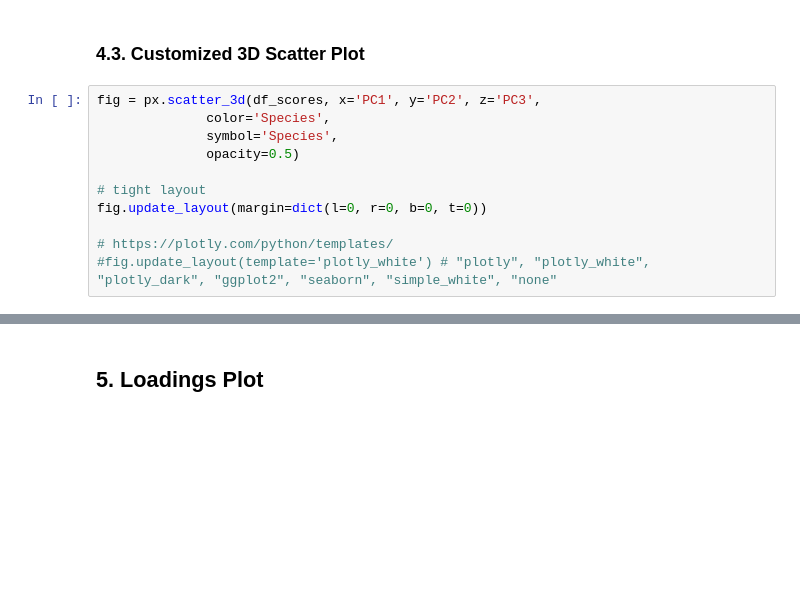
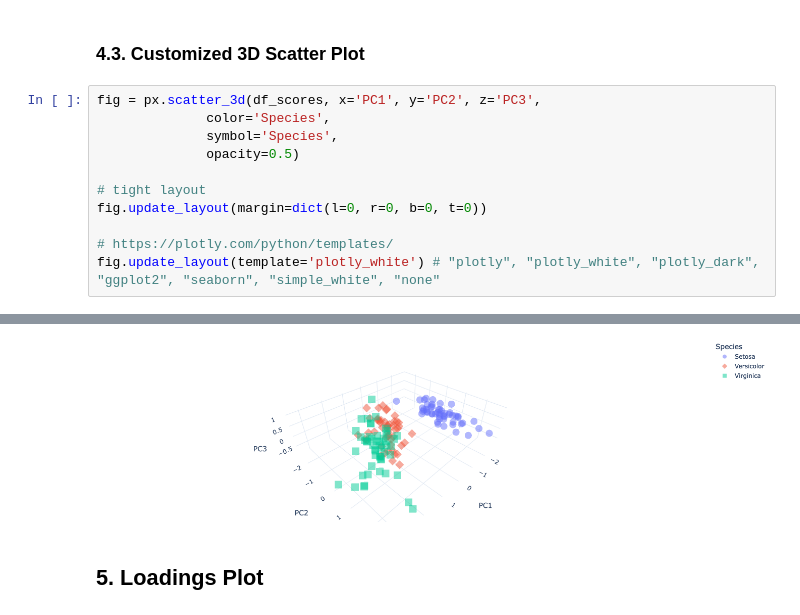
Before and after one commit to gfhegel21/code, a Jupyter notebook: python/PCA_analysis.ipynb, the cells around one changed output, grey strips where cells are left out. Saved outputs shown, nothing was run; the diff lists cells and outputs as text; blank space fills up the shorter version.

```diff
--- a/python/PCA_analysis.ipynb
+++ b/python/PCA_analysis.ipynb
@@ -259,5 +277,5 @@ fig = px.scatter_3d(df_scores, x='PC1', y='PC2', z='PC3',
 fig.update_layout(margin=dict(l=0, r=0, b=0, t=0))
 
 # https://plotly.com/python/templates/
-#fig.update_layout(template='plotly_white') # "plotly", "plotly_white", "plotly_dark", "ggplot2", "seaborn", "simple_white", "none"
+fig.update_layout(template='plotly_white') # "plotly", "plotly_white", "plotly_dark", "ggplot2", "seaborn", "simple_white", "none"
 # %% [output]
@@ -265,3 +282,4 @@ fig.update_layout(margin=dict(l=0, r=0, b=0, t=0))
+[figure, added]
 # %% [markdown]
 ## **5. Loadings Plot**
 # %%
```
Also changed, not shown: parts of 11 cells of this notebook.
